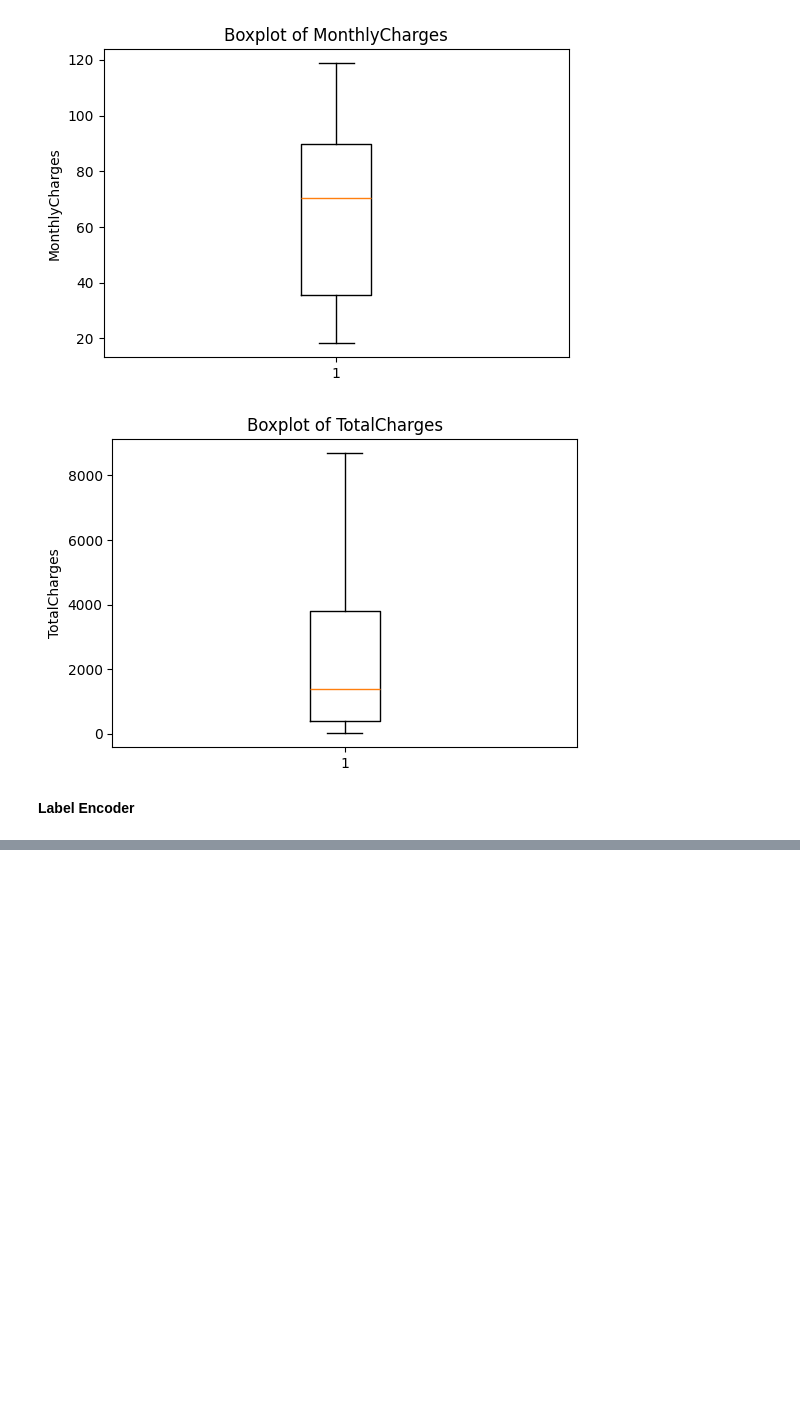
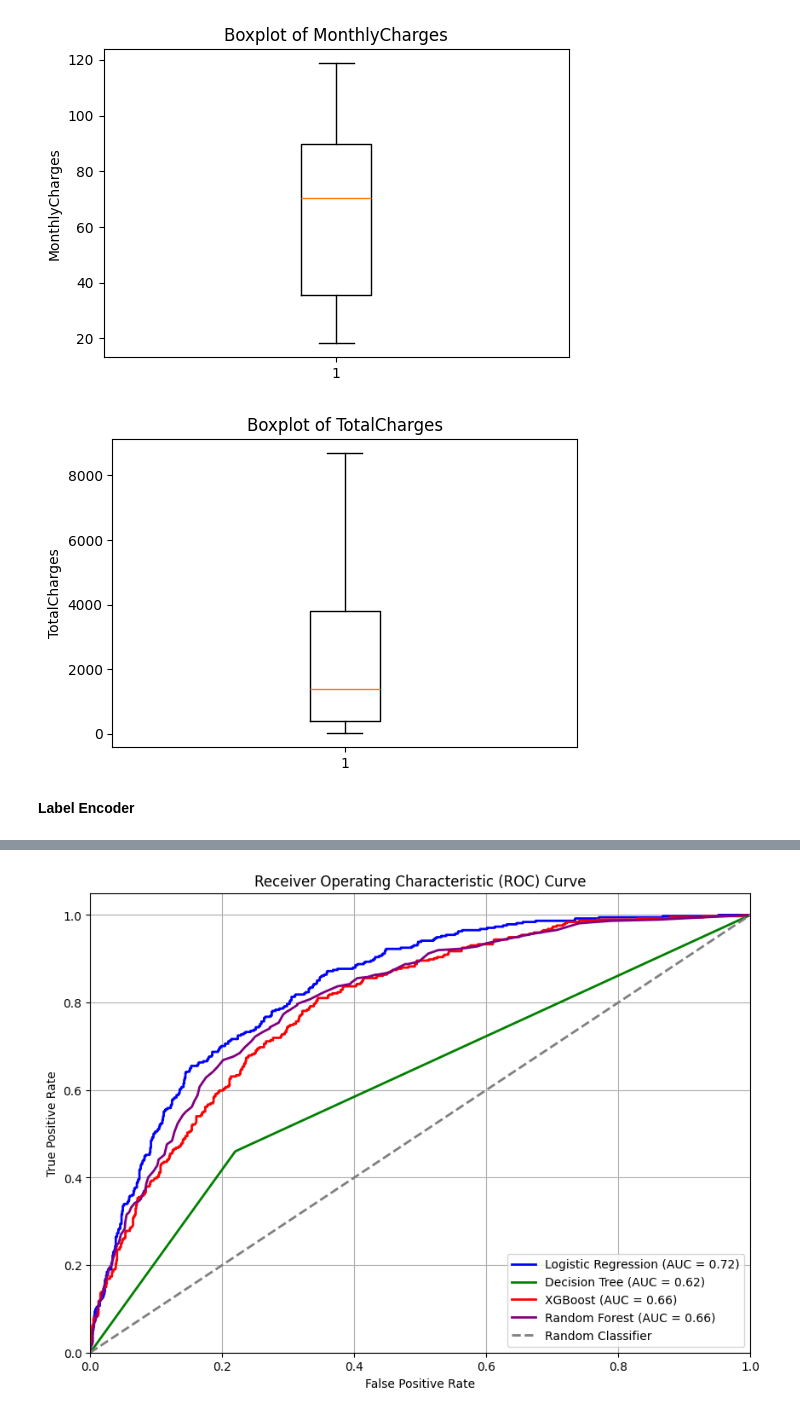
Before and after one commit to Domiclement/NEXAFRICA-CUSTOMER_CHURN_ANALYSIS, a Jupyter notebook: Customer_Churn_Analysis.ipynb, the cells around one changed output, grey strips where cells are left out. Drawn from its saved outputs; the diff is of its cells as text; code cells hidden in the pictures; blank space fills up the shorter version.

Commit message:
I worked on Machine Learning Model Development

```diff
--- a/Customer_Churn_Analysis.ipynb
+++ b/Customer_Churn_Analysis.ipynb
@@ -369,0 +422,8 @@ df.head(2)
+# %%
+X_train, X_test, y_train, y_test = train_test_split(
+    X,
+    y,
+    test_size = 0.20,
+    random_state=42,
+    stratify=y
+)
@@ -369,0 +452,10 @@ df.head(2)
+# %%
+scaler = StandardScaler()
+
+X_train_scaled = scaler.fit_transform(X_train)
+X_test_scaled = scaler.fit_transform(X_test)
+# %%
+logistic_model = LogisticRegression(random_state=42, max_iter = 1000)
+logistic_model.fit(X_train_scaled, y_train)
+
+y_pred_logistic = logistic_model.predict(X_test_scaled)
@@ -369,0 +733,37 @@ df.head(2)
+# %%
+from sklearn.metrics import roc_curve, roc_auc_score
+
+# Calculate ROC curve for Logistic Regression
+fpr_logistic, tpr_logistic, _ = roc_curve(y_test, logistic_model.predict_proba(X_test_scaled)[:, 1])
+roc_auc_logistic = roc_auc_score(y_test, y_pred_logistic)
+
+# Calculate ROC curve for Decision Tree
+fpr_dt, tpr_dt, _ = roc_curve(y_test, dt_model.predict_proba(X_test_scaled)[:, 1])
+roc_auc_dt = roc_auc_score(y_test, y_pred_dt)
+
+# Calculate ROC curve for XGBoost
+fpr_xgb, tpr_xgb, _ = roc_curve(y_test, xgb_model.predict_proba(X_test_scaled)[:, 1])
+roc_auc_xgb = roc_auc_score(y_test, y_pred_xgb)
+
+# Calculate ROC curve for Random Forest
+fpr_rf, tpr_rf, _ = roc_curve(y_test, rf_model.predict_proba(X_test_scaled)[:, 1])
+roc_auc_rf = roc_auc_score(y_test, y_pred_rf)
+
+# Plotting the ROC curves
+plt.figure(figsize=(10, 7))
+plt.plot(fpr_logistic, tpr_logistic, color='blue', lw=2, label=f'Logistic Regression (AUC = {roc_auc_logistic:.2f})')
+plt.plot(fpr_dt, tpr_dt, color='green', lw=2, label=f'Decision Tree (AUC = {roc_auc_dt:.2f})')
+plt.plot(fpr_xgb, tpr_xgb, color='red', lw=2, label=f'XGBoost (AUC = {roc_auc_xgb:.2f})')
+plt.plot(fpr_rf, tpr_rf, color='purple', lw=2, label=f'Random Forest (AUC = {roc_auc_rf:.2f})')
+plt.plot([0, 1], [0, 1], color='gray', lw=2, linestyle='--', label='Random Classifier')
+
+plt.xlim([0.0, 1.0])
+plt.ylim([0.0, 1.05])
+plt.xlabel('False Positive Rate')
+plt.ylabel('True Positive Rate')
+plt.title('Receiver Operating Characteristic (ROC) Curve')
+plt.legend(loc='lower right')
+plt.grid(True)
+plt.show()
+# %% [output]
+[figure, added]
```
Also changed, not shown: parts of 26 cells of this notebook.
